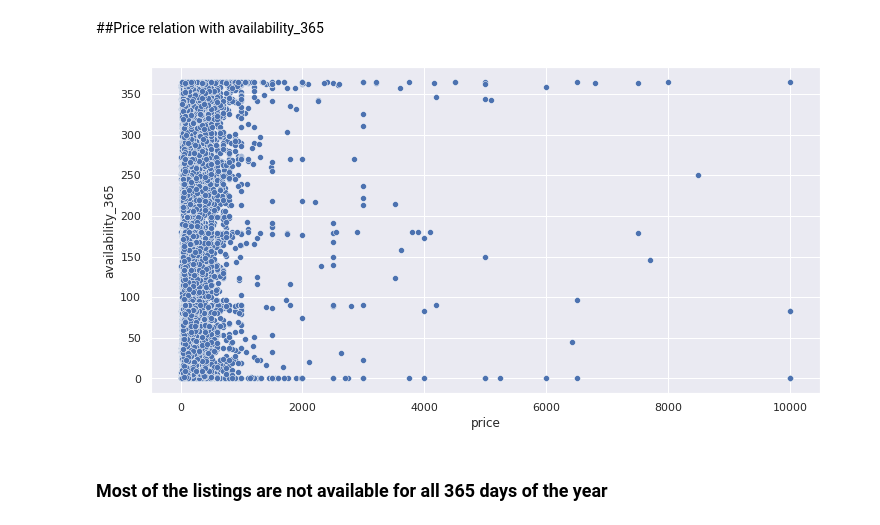
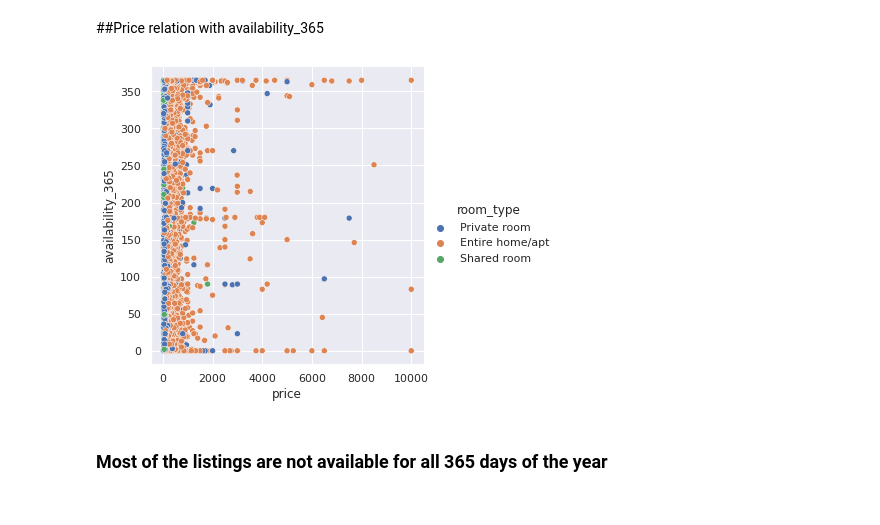
Before and after one commit to Rahul2661998/EDA-Capstone-project-AirBNB_Booking_Analysis-, a Jupyter notebook: Copy_of_Airbnb_Bookings_Analysis_Capstone_Project.ipynb, the cells around one changed output. Cells and saved outputs as stored; diff of their text form; code cells hidden in the pictures.

```diff
--- a/Copy_of_Airbnb_Bookings_Analysis_Capstone_Project.ipynb
+++ b/Copy_of_Airbnb_Bookings_Analysis_Capstone_Project.ipynb
@@ -305,10 +317,10 @@ plt.show()
 # %% [markdown]
 ##Price relation with availability_365
 # %%
-sns.scatterplot(x='price',y='availability_365',data=data)
+sns.relplot(x='price',y='availability_365',hue='room_type',data=data)
 plt.show()
 # %% [output]
-[figure, old version]
+[figure, new version]
 # %% [markdown]
 ### Most of the listings are not available for all 365 days of the year
 # %% [markdown]
```
Also changed, not shown: parts of 6 cells of this notebook.
